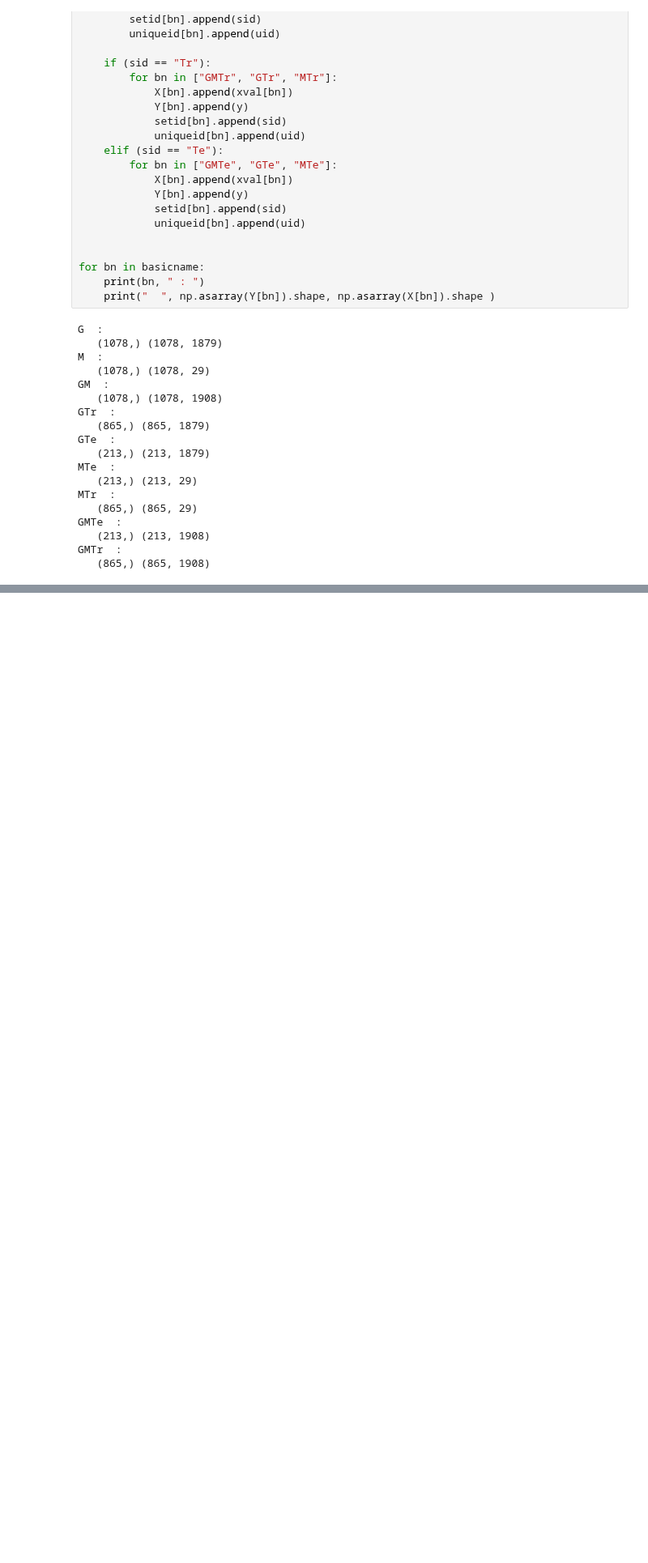
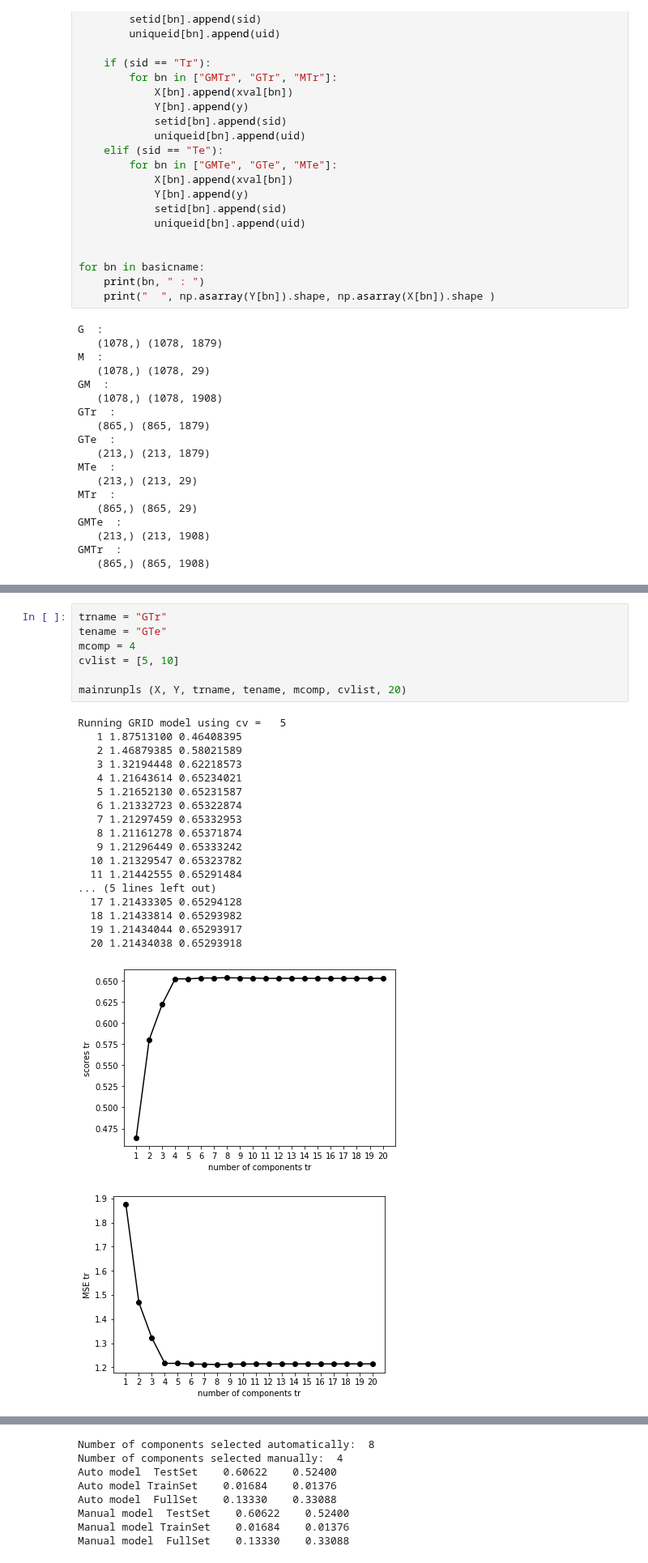
Before and after one commit to lstorchi/mllogdp, a Jupyter notebook: descriptors_MOEandGRID.ipynb, the cells around one changed output, grey strips where cells are left out. Shown at 81% size. Cells and saved outputs as stored; diff of their text form; blank space fills up the shorter version.

Commit message:
add basic function to run model and test , to double check

```diff
--- a/descriptors_MOEandGRID.ipynb
+++ b/descriptors_MOEandGRID.ipynb
@@ -614,0 +247,27 @@ scatter plot diff vs valore reale (valutazione errore sistematico)
+# %%
+trname = "GTr"
+tename = "GTe"
+mcomp = 4
+cvlist = [5, 10]
+
+mainrunpls (X, Y, trname, tename, mcomp, cvlist, 20)
+# %% [output]
+Running GRID model using cv =   5
+   1 1.87513100 0.46408395
+   2 1.46879385 0.58021589
+   3 1.32194448 0.62218573
+   4 1.21643614 0.65234021
+   5 1.21652130 0.65231587
+   6 1.21332723 0.65322874
+   7 1.21297459 0.65332953
+   8 1.21161278 0.65371874
+   9 1.21296449 0.65333242
+  10 1.21329547 0.65323782
+  11 1.21442555 0.65291484
+... (5 lines left out)
+  17 1.21433305 0.65294128
+  18 1.21433814 0.65293982
+  19 1.21434044 0.65293917
+  20 1.21434038 0.65293918
+[figure, added]
+[figure, added]
@@ -614,0 +293,8 @@ scatter plot diff vs valore reale (valutazione errore sistematico)
+Number of components selected automatically:  8
+Number of components selected manually:  4
+Auto model  TestSet    0.60622    0.52400
+Auto model TrainSet    0.01684    0.01376
+Auto model  FullSet    0.13330    0.33088
+Manual model  TestSet    0.60622    0.52400
+Manual model TrainSet    0.01684    0.01376
+Manual model  FullSet    0.13330    0.33088
```
Also changed, not shown: parts of 2 cells of this notebook.
